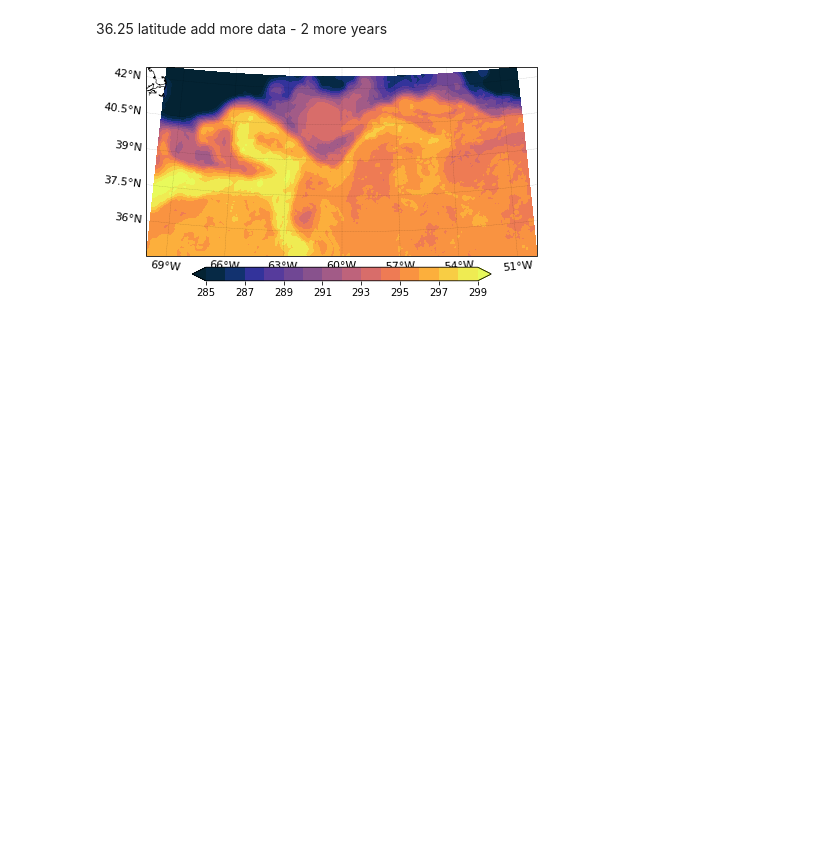
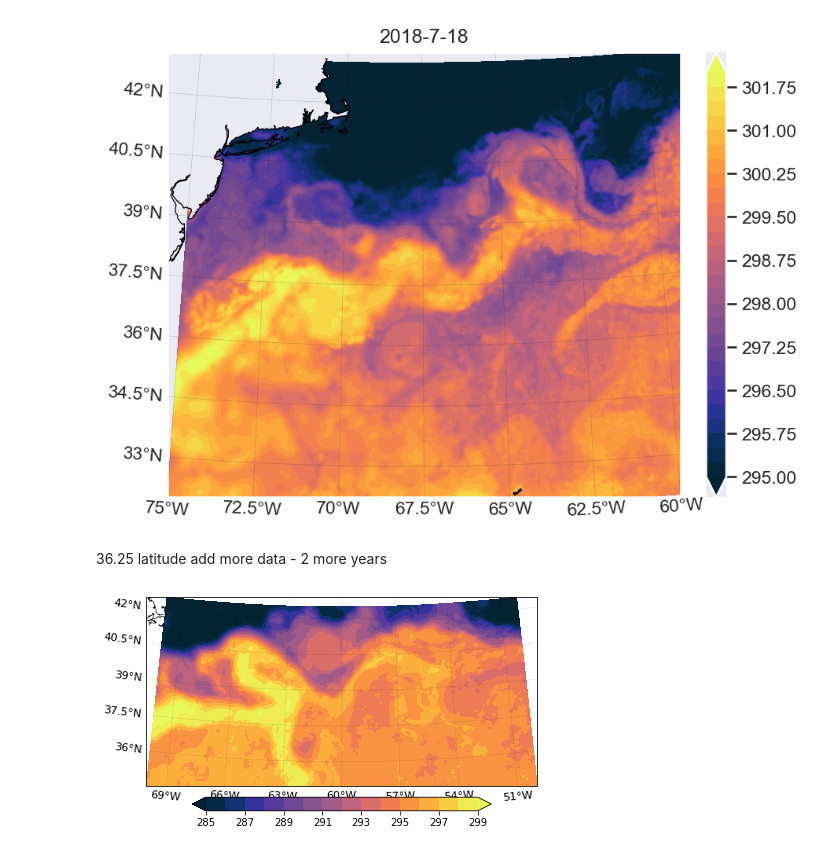
Before and after one commit to ktcarr/12.843, a Jupyter notebook: lab3/load_data.ipynb, the cells around one changed output. Drawn from its saved outputs; the diff is of its cells as text; code cells hidden in the pictures; blank space fills up the shorter version.

```diff
--- a/lab3/load_data.ipynb
+++ b/lab3/load_data.ipynb
@@ -14,17 +14,17 @@ sns.set()
 # %%
 lon_range = [-75,-54]
 lat_range = [32,43]
-data = xr.open_mfdataset(sorted(glob('mur-data/2020*.nc')))
+data = xr.open_mfdataset(sorted(glob('mur-data/2018*.nc')))
 data = data.sel(lon=slice(*lon_range), lat=slice(*lat_range))['analysed_sst'].compute()
 # data = (data-data.mean(['lon','lat'])) / data.std(['lon','lat'])
 # data = (data-data.mean(['lon'])) # divide by mean latitude anomaly
 # data = (data - data.mean(['lon','lat'])) + data.mean(['lon','lat','time']) # remove trend
-data = (data - data.min(['lon','lat'])) / (data.max(['lon','lat']) - data.min(['lon','lat'])) # normalize to
+# data = (data - data.min(['lon','lat'])) / (data.max(['lon','lat']) - data.min(['lon','lat'])) # normalize to
 # %%
-lev = np.arange(290,306,1)
+lev = np.arange(295,302.25,.25)
 plot_range = [285,300,32,43]
 # lev = gen_utils.make_cb_range(7,1)  # for all mean removed
-lev = np.arange(0.15,.95,.05) # for normalized to [0,1]
+# lev = np.arange(0.15,.95,.05) # for normalized to [0,1]
 # lev = np.arange(-3,3.5,.5)
 
 def plot_slice(i, save_path=None):
@@ -53,6 +53,13 @@ def plot_slice(i, save_path=None):
     else:
         fig.savefig(join(save_path, f'{i:03d}.png'))
         plt.close(fig)
+# %%
+import matplotlib as mpl
+mpl.rcParams['figure.dpi']=150
+# %%
+plot_slice(47)
+# %% [output]
+[figure, added]
 # %% [markdown]
 36.25 latitude
 add more data - 2 more years
```
Also changed, not shown: 1 other file.
